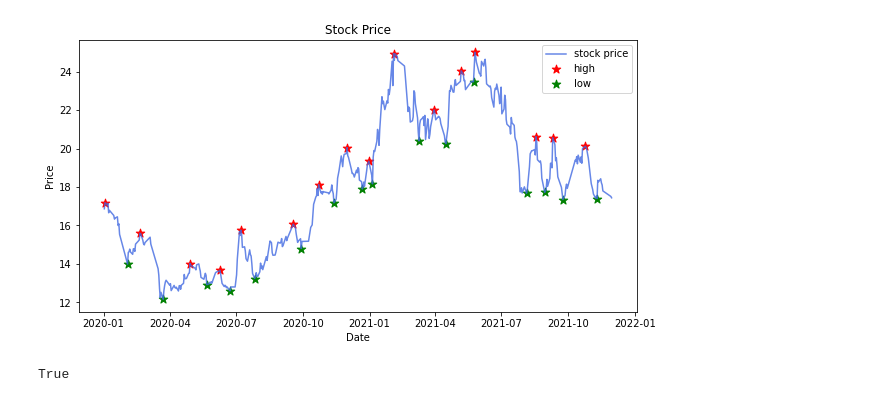
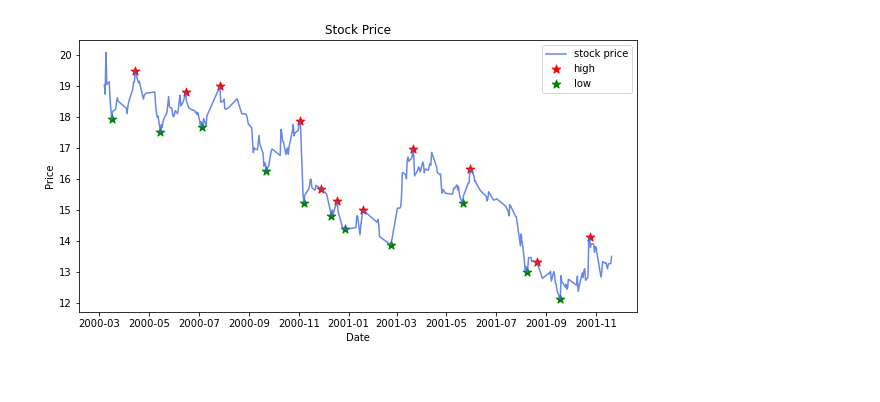
Before and after one commit to QsbpGroup/quant-stat-baby-project, a Jupyter notebook: temp/1.ipynb, the cells around one changed output. Saved outputs shown, nothing was run; the diff lists cells and outputs as text; code cells hidden in the pictures.

```diff
--- a/temp/1.ipynb
+++ b/temp/1.ipynb
@@ -27,11 +25,7 @@ high_points, low_points = hl.find_hl_MACD_robust(df, filename, fig_start_date='2
 # %%
-z,zz = hl.find_hl_MACD_robust(df, filename, fig_start_date='2020-1', fig_end_date='2021-12')
+z,zz = hl.find_hl_MACD_robust(df, filename, fig_start_date='2000-1', fig_end_date='2001-12')
 # %% [output]
-[figure, old version]
+[figure, new version]
-# %%
-True and True and True
-# %% [output]
-True
 # %%
 import pandas as pd
 import horizontal_area as ha
```
Also changed, not shown: parts of 3 cells of this notebook, 4 other files.
